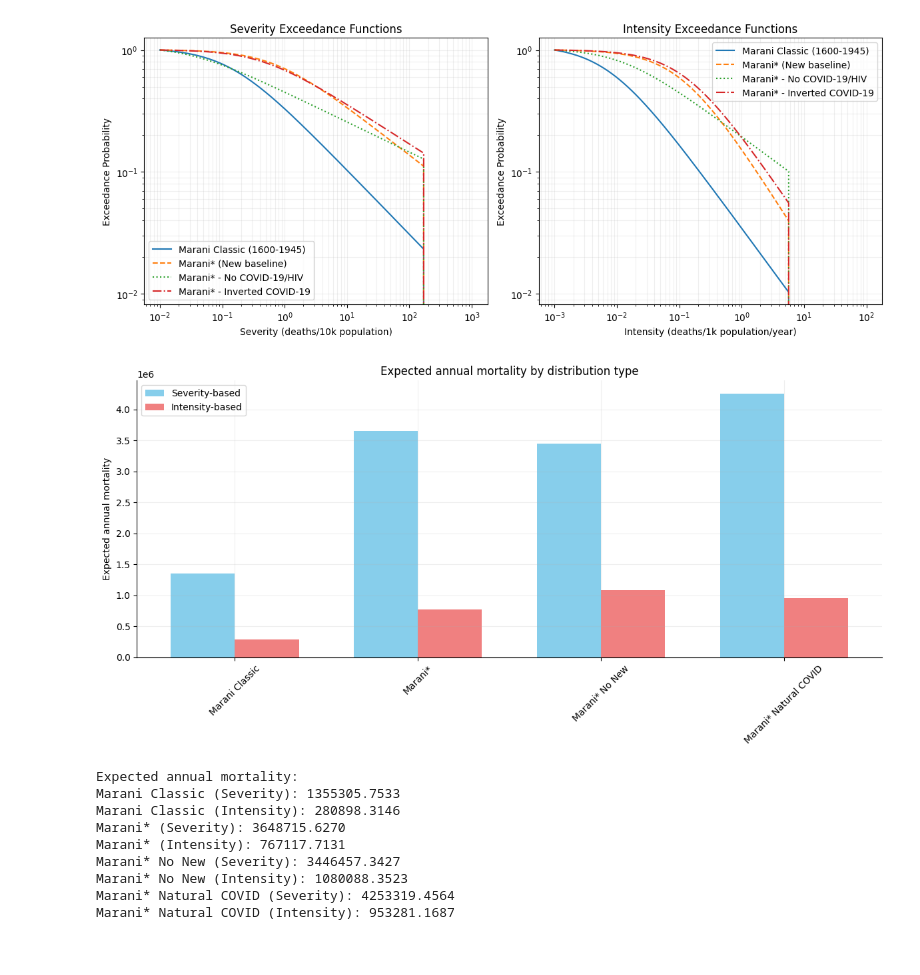
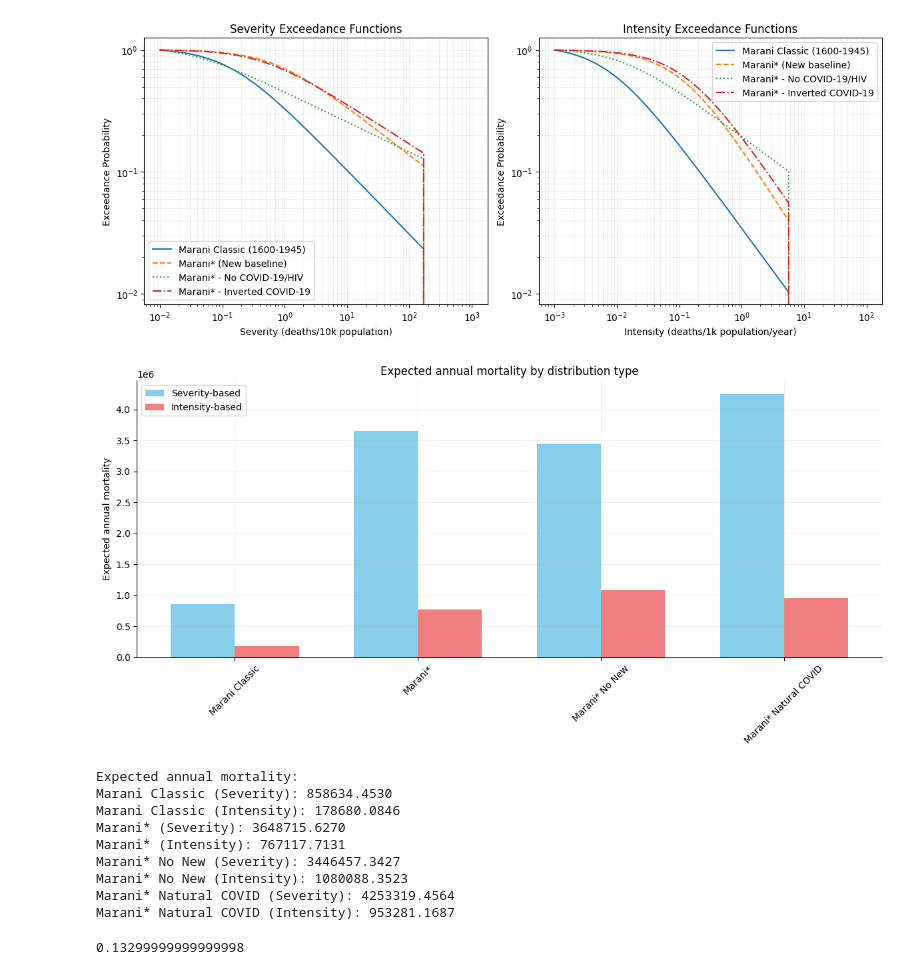
Before and after one commit to DevInnovationLab/pandemic_model_public, a Jupyter notebook: python/notebooks/19 exceedance_robustness_check.ipynb, the cells around one changed output. Saved outputs shown, nothing was run; the diff lists cells and outputs as text; code cells hidden in the pictures.

```diff
--- a/python/notebooks/19 exceedance_robustness_check.ipynb
+++ b/python/notebooks/19 exceedance_robustness_check.ipynb
@@ -250,7 +249,7 @@ def simulate_annual_mortality(dist_params, arrival_prob, uniform_draws, is_inten
     return mortalities
 
 # Annual arrival probabilities
-p_classic = 0.21
+p_classic = 0.38 * 0.35
 p_modern = 0.15
 N0 = 7.91e9
 
@@ -277,43 +276,47 @@ plt.figure(figsize=(12, 6))
 x = np.arange(4)
 width = 0.35
 
 # Plot bars
 plt.bar(x - width/2,
         [means['Marani Classic (Severity)'], means['Marani* (Severity)'],
          means['Marani* No New (Severity)'], means['Marani* Natural COVID (Severity)']],
         width, label='Severity-based', color='skyblue')
 plt.bar(x + width/2,
         [means['Marani Classic (Intensity)'], means['Marani* (Intensity)'],
          means['Marani* No New (Intensity)'], means['Marani* Natural COVID (Intensity)']],
         width, label='Intensity-based', color='lightcoral')
 
 # Customize plot
 plt.ylabel('Expected annual mortality')
 plt.title('Expected annual mortality by distribution type')
 plt.xticks(x, ['Marani Classic', 'Marani*', 'Marani* No New', 'Marani* Natural COVID'],
            rotation=45)
 plt.legend()
 plt.grid(True, which="both", ls="-", alpha=0.2)
 plt.tight_layout()
 plt.gca().spines['top'].set_visible(False)
 plt.gca().spines['right'].set_visible(False)
 plt.show()
 
 # Print numerical results
 print("\nExpected annual mortality:")
 for k, v in means.items():
     print(f"{k}: {v:.4f}")
 # %% [output]
-[figure, old version]
+[figure, new version]
 Expected annual mortality:
-Marani Classic (Severity): 1355305.7533
-Marani Classic (Intensity): 280898.3146
+Marani Classic (Severity): 858634.4530
+Marani Classic (Intensity): 178680.0846
 Marani* (Severity): 3648715.6270
 Marani* (Intensity): 767117.7131
 Marani* No New (Severity): 3446457.3427
 Marani* No New (Intensity): 1080088.3523
 Marani* Natural COVID (Severity): 4253319.4564
 Marani* Natural COVID (Intensity): 953281.1687
+# %%
+p_classic
+# %% [output]
+0.13299999999999998
 # %%
 # Calculate ratios relative to Marani Classic (Intensity)
 baseline = means['Marani Classic (Intensity)']
```
Also changed, not shown: parts of 2 cells of this notebook, 1 other file.
